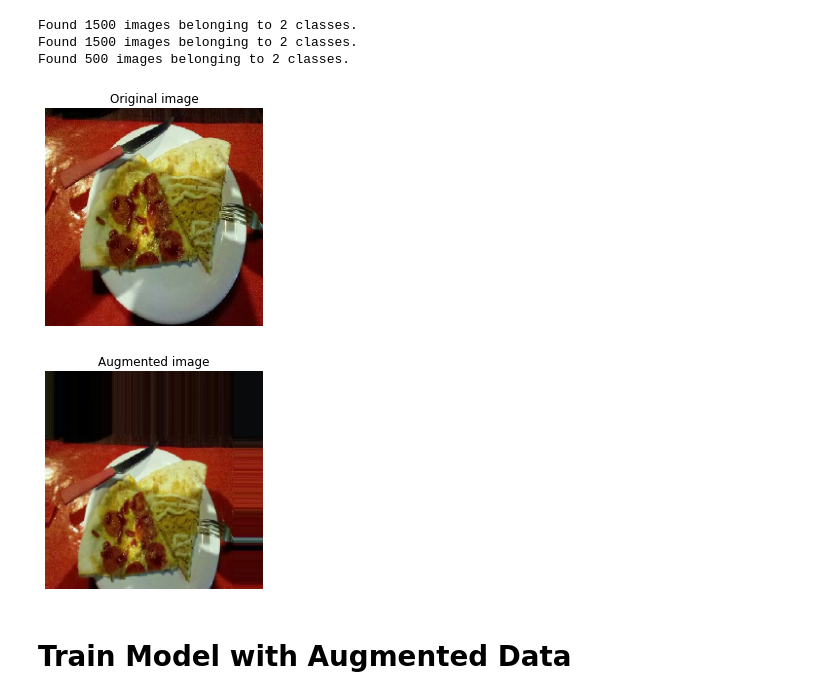
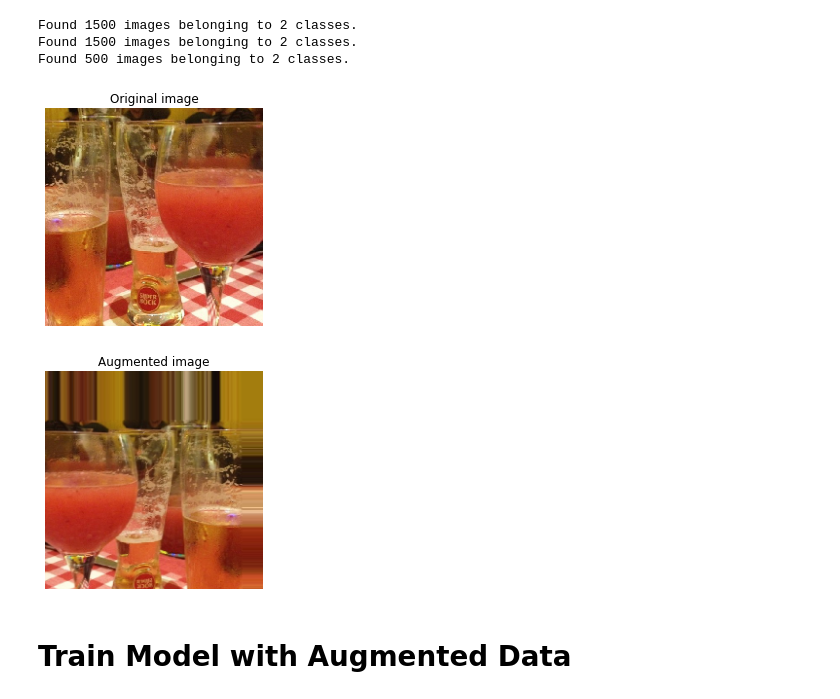
Before and after one commit to hiydavid/tfdev-learning, a Jupyter notebook: ZTM/notebooks/tfdev_03_computer_vision_convolutional_neural_networks.ipynb, the cells around one changed output. Saved outputs shown, nothing was run; the diff lists cells and outputs as text; code cells hidden in the pictures.

```diff
--- a/ZTM/notebooks/tfdev_03_computer_vision_convolutional_neural_networks.ipynb
+++ b/ZTM/notebooks/tfdev_03_computer_vision_convolutional_neural_networks.ipynb
@@ -471,17 +469,17 @@ images, labels = train_data.next()
 augmented_images, augmented_labels = train_data_augmented.next()
 # %%
 # show original
-random_number = random.randint(0, 32)
+random_number = random.randint(0, 31)
 plt.imshow(images[random_number])
 plt.title(f"Original image")
 plt.axis(False)
 plt.figure()
 plt.imshow(augmented_images[random_number])
 plt.title(f"Augmented image")
 plt.axis(False);
 # %% [output]
-[figure, old version]
+[figure, new version]
-[figure, old version]
+[figure, new version]
 # %% [markdown]
 # Train Model with Augmented Data
 # %%
```
Also changed, not shown: parts of 23 cells of this notebook.
